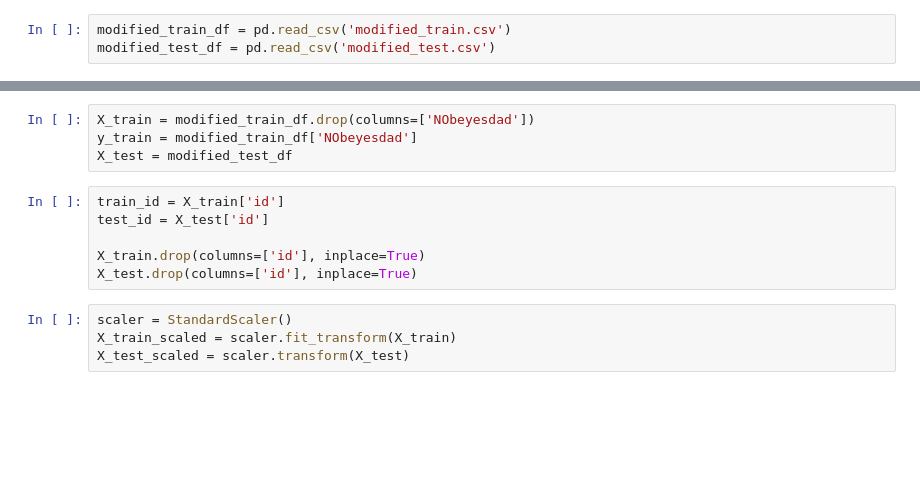
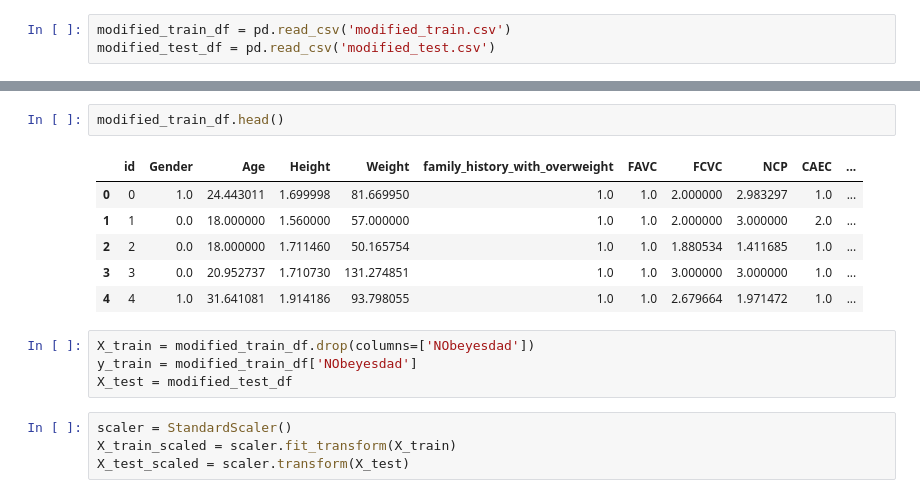
Before and after one commit to Muaaz-F/Prediction-of-Obesity-Risk, a Jupyter notebook: Notebook 3.ipynb, the cells around one changed output, grey strips where cells are left out. Drawn from its saved outputs; the diff is of its cells as text; blank space fills up the shorter version.

```diff
--- a/Notebook 3.ipynb
+++ b/Notebook 3.ipynb
@@ -19,13 +28,16 @@ modified_test_df = pd.read_csv('modified_test.csv')
+# %%
+modified_train_df.head()
+# %% [output]
+|  | id | Gender | Age | Height | Weight | family_history_with_overweight | FAVC | FCVC | NCP | CAEC | ... |
+| 0 | 0 | 1.0 | 24.443011 | 1.699998 | 81.669950 | 1.0 | 1.0 | 2.000000 | 2.983297 | 1.0 | ... |
+| 1 | 1 | 0.0 | 18.000000 | 1.560000 | 57.000000 | 1.0 | 1.0 | 2.000000 | 3.000000 | 2.0 | ... |
+| 2 | 2 | 0.0 | 18.000000 | 1.711460 | 50.165754 | 1.0 | 1.0 | 1.880534 | 1.411685 | 1.0 | ... |
+| 3 | 3 | 0.0 | 20.952737 | 1.710730 | 131.274851 | 1.0 | 1.0 | 3.000000 | 3.000000 | 1.0 | ... |
+| 4 | 4 | 1.0 | 31.641081 | 1.914186 | 93.798055 | 1.0 | 1.0 | 2.679664 | 1.971472 | 1.0 | ... |
 # %%
 X_train = modified_train_df.drop(columns=['NObeyesdad'])
 y_train = modified_train_df['NObeyesdad']
 X_test = modified_test_df
-# %%
-train_id = X_train['id']
-test_id = X_test['id']
-
-X_train.drop(columns=['id'], inplace=True)
-X_test.drop(columns=['id'], inplace=True)
 # %%
 scaler = StandardScaler()
 X_train_scaled = scaler.fit_transform(X_train)
```
Also changed, not shown: parts of 11 cells of this notebook, 1 other file.
